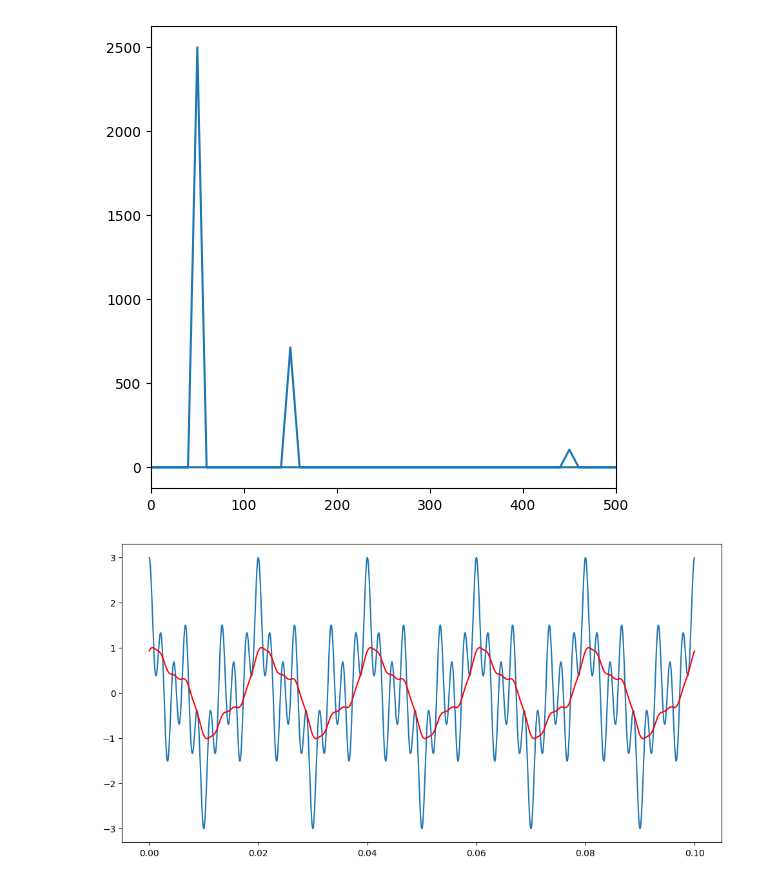
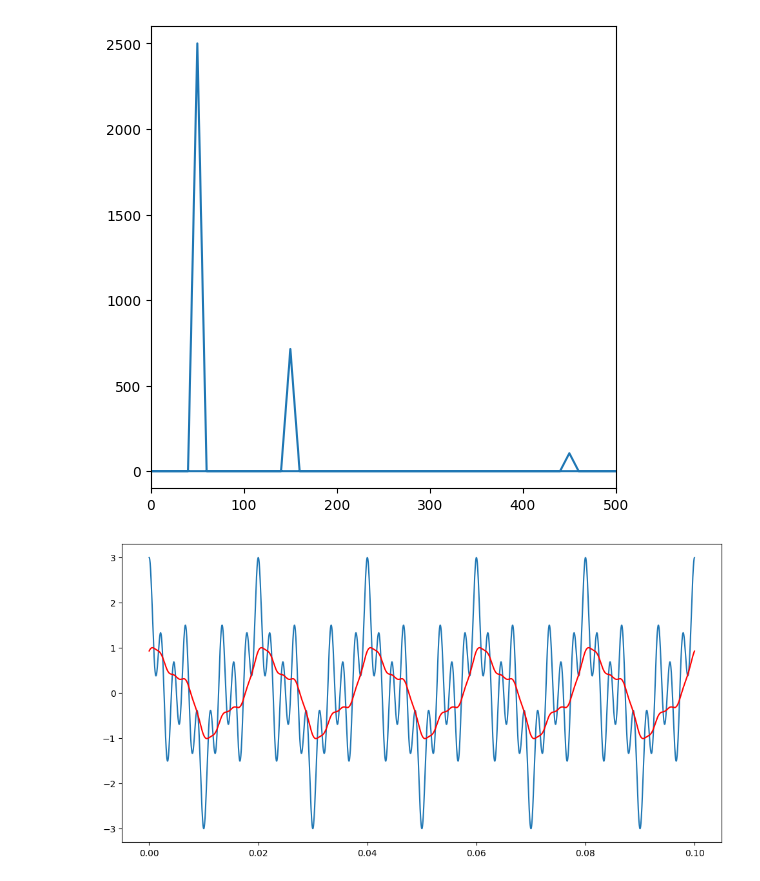
Before and after one commit to pimonov-student/another_digital_signal, a Jupyter notebook: lab_four.ipynb, the cells around one changed output. Saved outputs shown, nothing was run; the diff lists cells and outputs as text; code cells hidden in the pictures.

```diff
--- a/lab_four.ipynb
+++ b/lab_four.ipynb
@@ -35,14 +41,15 @@ def butter_filter(w):
 # %%
 low_filtered_y_cos_fft_base = butter_filter(x_cos_fft / 70)
 low_filtered_y_cos_fft = low_filtered_y_cos_fft_base * y_cos_fft
 low_filtered_y_cos_fft /= max(low_filtered_y_cos_fft) / max(y_cos_fft)
 
 plt.figure(figsize=(6, 6))
 plt.xlim([0, 500])
+plt.ylim([-100, 2600])
 plt.plot(x_cos_fft, np.abs(low_filtered_y_cos_fft))
 plt.show()
 # %% [output]
-[figure, old version]
+[figure, new version]
 # %%
 y_cos_from_low = np.fft.ifft(low_filtered_y_cos_fft)
 
```
Also changed, not shown: parts of 12 cells of this notebook.
